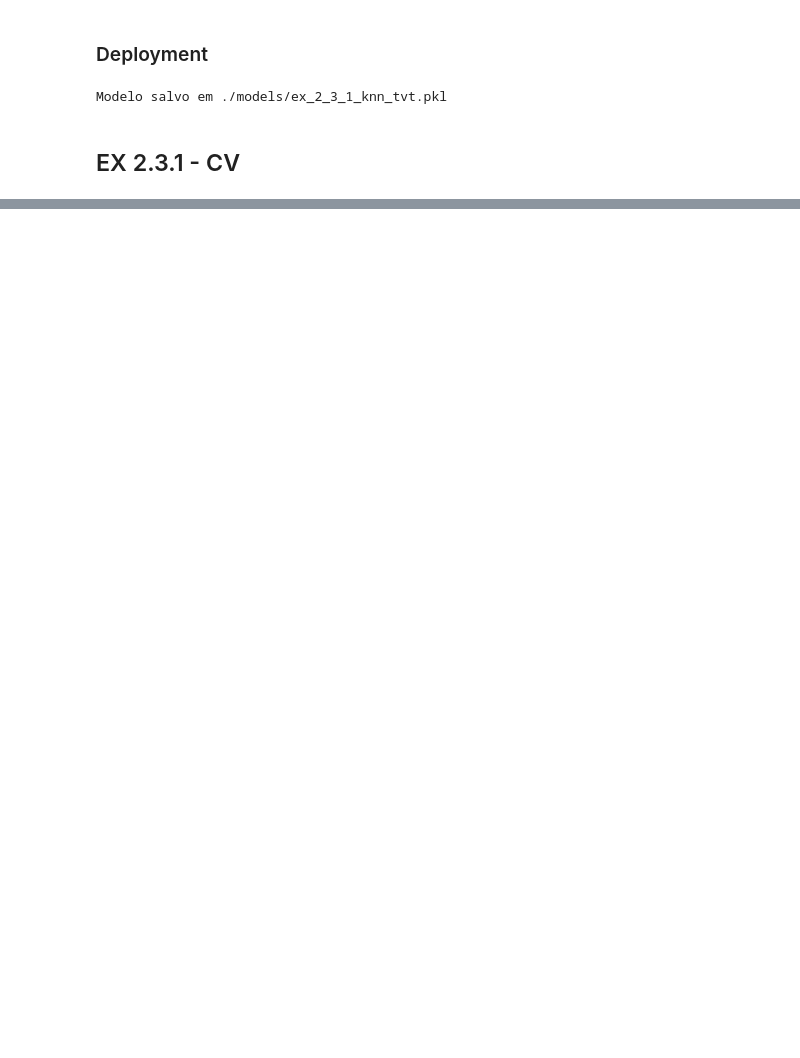
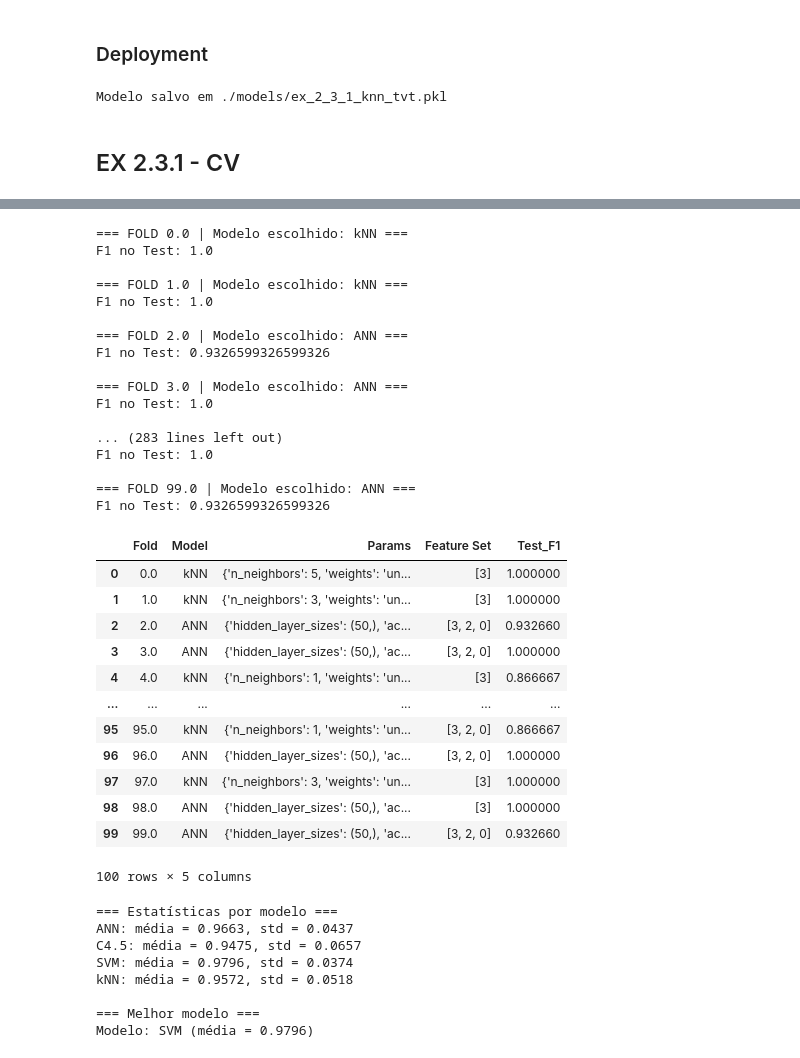
Before and after one commit to Xaneca/TCD_2025, a Jupyter notebook: B/mainClassifier.ipynb, the cells around one changed output, grey strips where cells are left out. Drawn from its saved outputs; the diff is of its cells as text; code cells hidden in the pictures; blank space fills up the shorter version.

Commit message:
CV model selection implemented

```diff
--- a/B/mainClassifier.ipynb
+++ b/B/mainClassifier.ipynb
@@ -767,0 +1060,41 @@ def ex_2_3_1_cv(X, y):
+# %%
+ex_2_3_1_cv(X_iris, y_iris)
+# %% [output]
+=== FOLD 0.0 | Modelo escolhido: kNN ===
+F1 no Test: 1.0
+
+=== FOLD 1.0 | Modelo escolhido: kNN ===
+F1 no Test: 1.0
+
+=== FOLD 2.0 | Modelo escolhido: ANN ===
+F1 no Test: 0.9326599326599326
+
+=== FOLD 3.0 | Modelo escolhido: ANN ===
+F1 no Test: 1.0
+
+... (283 lines left out)
+F1 no Test: 1.0
+
+=== FOLD 99.0 | Modelo escolhido: ANN ===
+F1 no Test: 0.9326599326599326
+|  | Fold | Model | Params | Feature Set | Test_F1 |
+| 0 | 0.0 | kNN | {'n_neighbors': 5, 'weights': 'un... | [3] | 1.000000 |
+| 1 | 1.0 | kNN | {'n_neighbors': 3, 'weights': 'un... | [3] | 1.000000 |
+| 2 | 2.0 | ANN | {'hidden_layer_sizes': (50,), 'ac... | [3, 2, 0] | 0.932660 |
+| 3 | 3.0 | ANN | {'hidden_layer_sizes': (50,), 'ac... | [3, 2, 0] | 1.000000 |
+| 4 | 4.0 | kNN | {'n_neighbors': 1, 'weights': 'un... | [3] | 0.866667 |
+| ... | ... | ... | ... | ... | ... |
+| 95 | 95.0 | kNN | {'n_neighbors': 1, 'weights': 'un... | [3, 2, 0] | 0.866667 |
+| 96 | 96.0 | ANN | {'hidden_layer_sizes': (50,), 'ac... | [3, 2, 0] | 1.000000 |
+| 97 | 97.0 | kNN | {'n_neighbors': 3, 'weights': 'un... | [3] | 1.000000 |
+| 98 | 98.0 | ANN | {'hidden_layer_sizes': (50,), 'ac... | [3] | 1.000000 |
+| 99 | 99.0 | ANN | {'hidden_layer_sizes': (50,), 'ac... | [3, 2, 0] | 0.932660 |
+100 rows × 5 columns
+=== Estatísticas por modelo ===
+ANN: média = 0.9663, std = 0.0437
+C4.5: média = 0.9475, std = 0.0657
+SVM: média = 0.9796, std = 0.0374
+kNN: média = 0.9572, std = 0.0518
+
+=== Melhor modelo ===
+Modelo: SVM (média = 0.9796)
```
Also changed, not shown: parts of 8 cells of this notebook, 6 other files.
